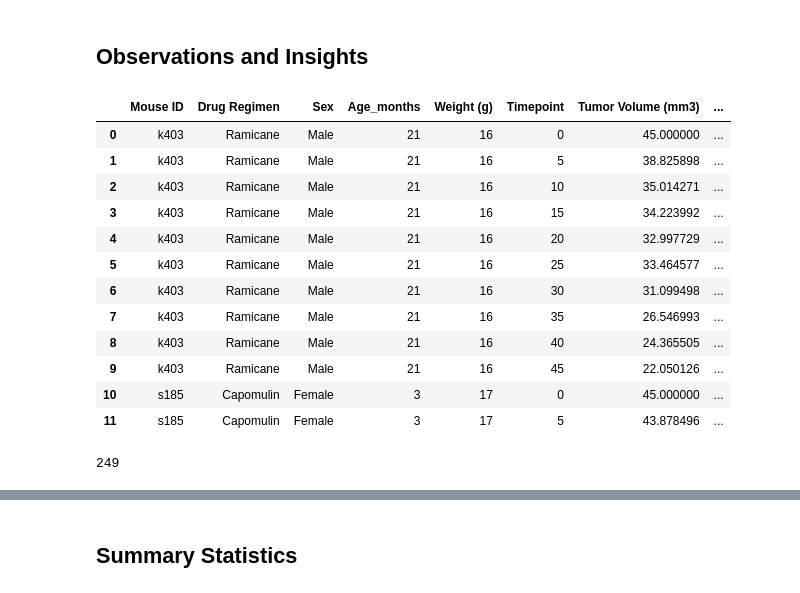
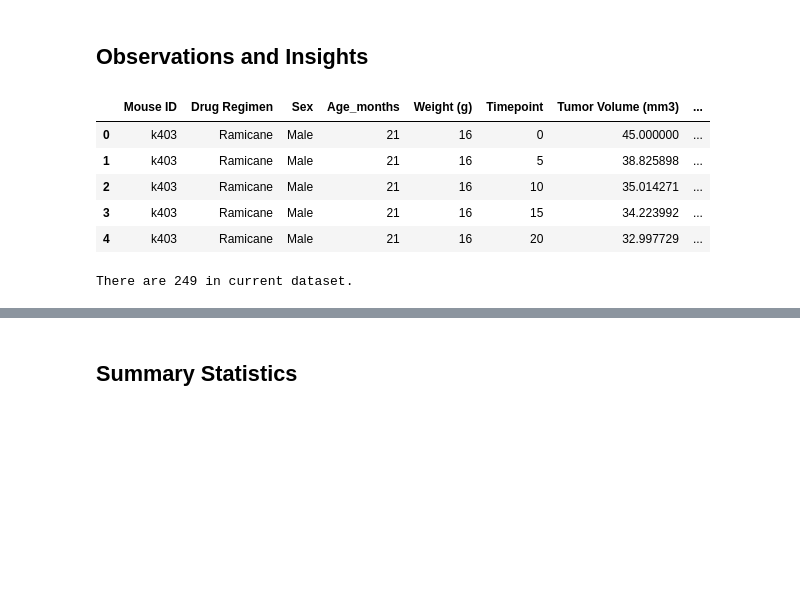
Before and after one commit to JasonAlfred/matplotlib-challenge, a Jupyter notebook: Pymaceuticals/pymaceuticals.ipynb, the cells around one changed output, grey strips where cells are left out. Cells and saved outputs as stored; diff of their text form; code cells hidden in the pictures; blank space fills up the shorter version.

```diff
--- a/Pymaceuticals/pymaceuticals.ipynb
+++ b/Pymaceuticals/pymaceuticals.ipynb
@@ -17,29 +18,22 @@ study_results = pd.read_csv(study_results_path)
 # %%
 # Combine the data into a single dataset
 merged_raw_data = mouse_metadata.merge(study_results, how = 'inner')
 
 # Display the data table for preview
-merged_raw_data.head(12)
+merged_raw_data.head()
 # %% [output]
 |  | Mouse ID | Drug Regimen | Sex | Age_months | Weight (g) | Timepoint | Tumor Volume (mm3) | ... |
 | 0 | k403 | Ramicane | Male | 21 | 16 | 0 | 45.000000 | ... |
 | 1 | k403 | Ramicane | Male | 21 | 16 | 5 | 38.825898 | ... |
 | 2 | k403 | Ramicane | Male | 21 | 16 | 10 | 35.014271 | ... |
 | 3 | k403 | Ramicane | Male | 21 | 16 | 15 | 34.223992 | ... |
 | 4 | k403 | Ramicane | Male | 21 | 16 | 20 | 32.997729 | ... |
-| 5 | k403 | Ramicane | Male | 21 | 16 | 25 | 33.464577 | ... |
-| 6 | k403 | Ramicane | Male | 21 | 16 | 30 | 31.099498 | ... |
-| 7 | k403 | Ramicane | Male | 21 | 16 | 35 | 26.546993 | ... |
-| 8 | k403 | Ramicane | Male | 21 | 16 | 40 | 24.365505 | ... |
-| 9 | k403 | Ramicane | Male | 21 | 16 | 45 | 22.050126 | ... |
-| 10 | s185 | Capomulin | Female | 3 | 17 | 0 | 45.000000 | ... |
-| 11 | s185 | Capomulin | Female | 3 | 17 | 5 | 43.878496 | ... |
 # %%
 # Check the number of mice.
 mice_count = merged_raw_data['Mouse ID'].nunique()
-mice_count
+print(f'There are {mice_count} in current dataset.')
 # %% [output]
-249
+There are 249 in current dataset.
 # %%
 # Get the duplicate mice by ID number that shows up for Mouse ID and Timepoint.
 duplicate_mouse = merged_raw_data[merged_raw_data[['Mouse ID', 'Timepoint']].duplicated()]
```
Also changed, not shown: parts of 21 cells of this notebook, 1 other file.
